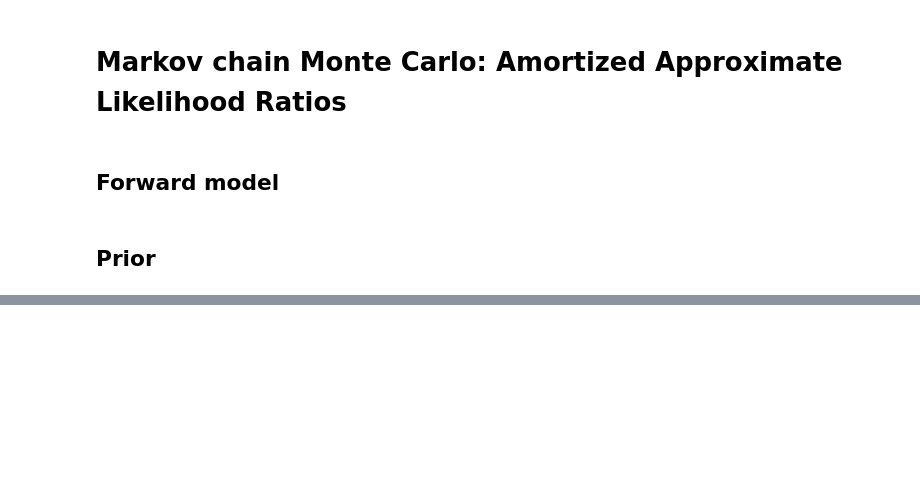
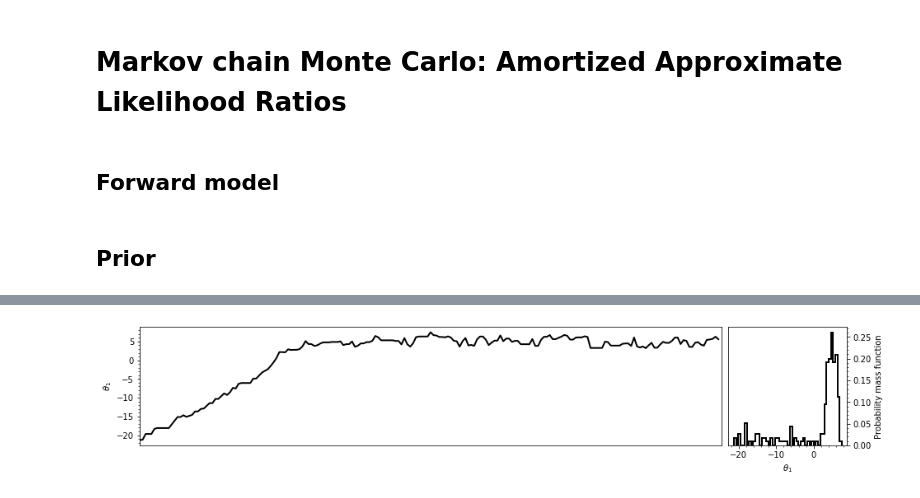
Before and after one commit to montefiore-institute/hypothesis, a Jupyter notebook: examples/markov-chain-monte-carlo/aalr_metropolis_hastings.ipynb, the cells around one changed output, grey strips where cells are left out. Drawn from its saved outputs; the diff is of its cells as text; code cells hidden in the pictures; blank space fills up the shorter version.

```diff
--- a/examples/markov-chain-monte-carlo/aalr_metropolis_hastings.ipynb
+++ b/examples/markov-chain-monte-carlo/aalr_metropolis_hastings.ipynb
@@ -96,0 +129,18 @@ plt.show()
+# %%
+from hypothesis.inference.transition_distribution import Normal as NormalTransition
+
+transition = NormalTransition(1) # Proposal with unit standard deviation
+# %%
+from hypothesis.inference.mcmc import AALRMetropolisHastings
+
+sampler = AALRMetropolisHastings(prior, ratio_estimator, transition)
+# %%
+from hypothesis.visualization.mcmc import plot_trace
+
+theta = prior.sample()
+burnin_chain = sampler.sample(observation, theta, num_samples=200)
+
+figure = plot_trace(burnin_chain)
+plt.show()
+# %% [output]
+[figure, added]
```
Also changed, not shown: parts of 19 cells of this notebook.
